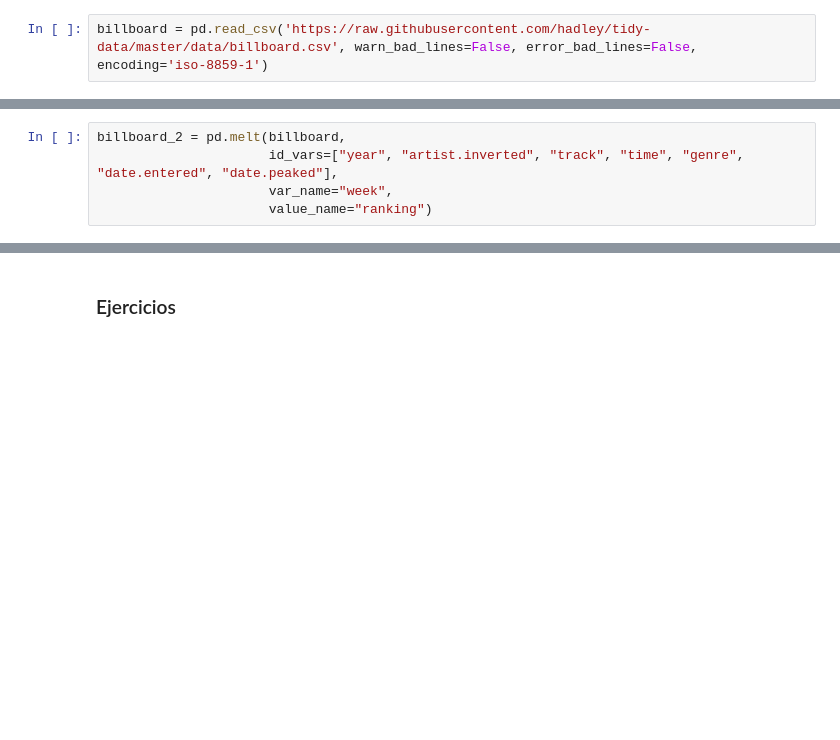
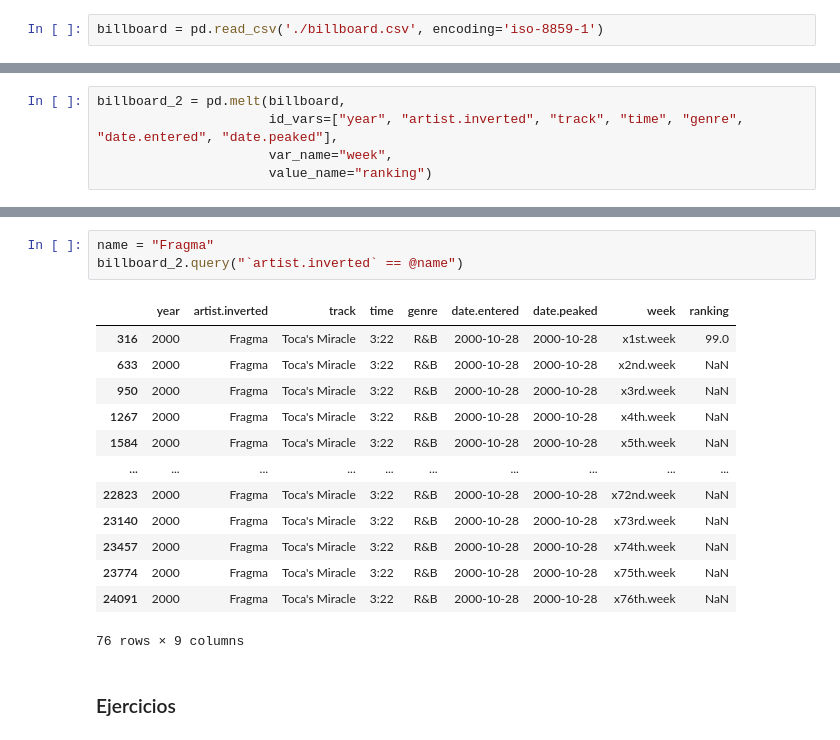
Before and after one commit to SunFanton/python-courses, a Jupyter notebook: humai/analisis-de-datos-Humai/04_Data_Wrangling/data_wrangling_avanzado.ipynb, the cells around one changed output, grey strips where cells are left out. Saved outputs shown, nothing was run; the diff lists cells and outputs as text; blank space fills up the shorter version.

Commit message:
Se continua con data wrangling avanzado - humai

```diff
--- a/humai/analisis-de-datos-Humai/04_Data_Wrangling/data_wrangling_avanzado.ipynb
+++ b/humai/analisis-de-datos-Humai/04_Data_Wrangling/data_wrangling_avanzado.ipynb
@@ -500,4 +537,4 @@ Para aplicar este método vamos a obtener un dataset de Billboard sobre las canc
 
 Vamos a agregar la opcion de encoding para solucionar un problema con los caracteres usados.
 # %%
-billboard = pd.read_csv('https://raw.githubusercontent.com/hadley/tidy-data/master/data/billboard.csv', warn_bad_lines=False, error_bad_lines=False, encoding='iso-8859-1')
+billboard = pd.read_csv('./billboard.csv', encoding='iso-8859-1')
@@ -558,3 +629,20 @@ billboard_2.head()
+# %%
+name = "Fragma"
+billboard_2.query("`artist.inverted` == @name")
+# %% [output]
+|  | year | artist.inverted | track | time | genre | date.entered | date.peaked | week | ranking |
+| 316 | 2000 | Fragma | Toca's Miracle | 3:22 | R&B | 2000-10-28 | 2000-10-28 | x1st.week | 99.0 |
+| 633 | 2000 | Fragma | Toca's Miracle | 3:22 | R&B | 2000-10-28 | 2000-10-28 | x2nd.week | NaN |
+| 950 | 2000 | Fragma | Toca's Miracle | 3:22 | R&B | 2000-10-28 | 2000-10-28 | x3rd.week | NaN |
+| 1267 | 2000 | Fragma | Toca's Miracle | 3:22 | R&B | 2000-10-28 | 2000-10-28 | x4th.week | NaN |
+| 1584 | 2000 | Fragma | Toca's Miracle | 3:22 | R&B | 2000-10-28 | 2000-10-28 | x5th.week | NaN |
+| ... | ... | ... | ... | ... | ... | ... | ... | ... | ... |
+| 22823 | 2000 | Fragma | Toca's Miracle | 3:22 | R&B | 2000-10-28 | 2000-10-28 | x72nd.week | NaN |
+| 23140 | 2000 | Fragma | Toca's Miracle | 3:22 | R&B | 2000-10-28 | 2000-10-28 | x73rd.week | NaN |
+| 23457 | 2000 | Fragma | Toca's Miracle | 3:22 | R&B | 2000-10-28 | 2000-10-28 | x74th.week | NaN |
+| 23774 | 2000 | Fragma | Toca's Miracle | 3:22 | R&B | 2000-10-28 | 2000-10-28 | x75th.week | NaN |
+| 24091 | 2000 | Fragma | Toca's Miracle | 3:22 | R&B | 2000-10-28 | 2000-10-28 | x76th.week | NaN |
+76 rows × 9 columns
 # %% [markdown]
 ### Ejercicios
 # %% [markdown]
```
Also changed, not shown: parts of 15 cells of this notebook, 1 other file.
